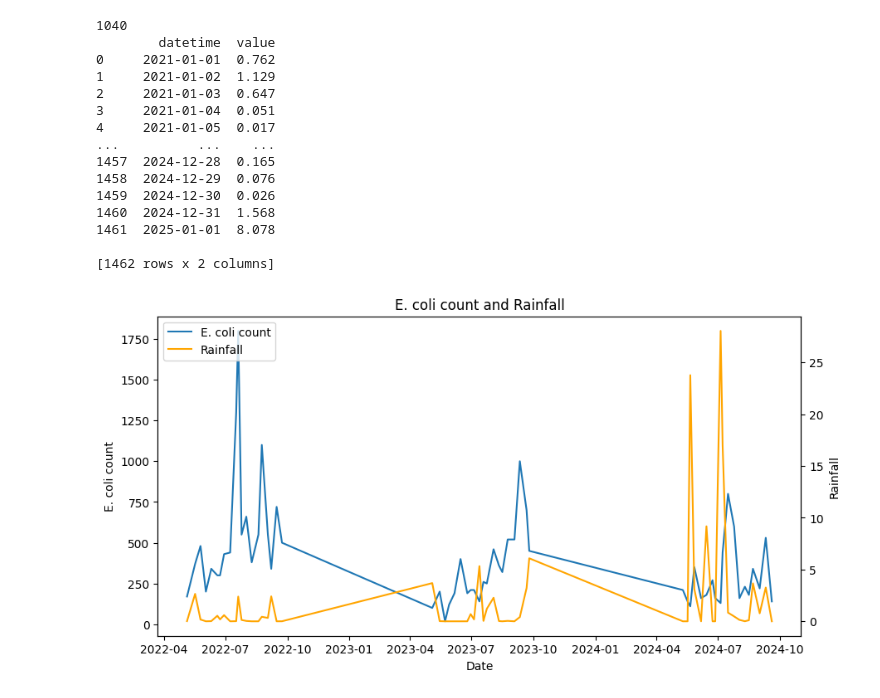
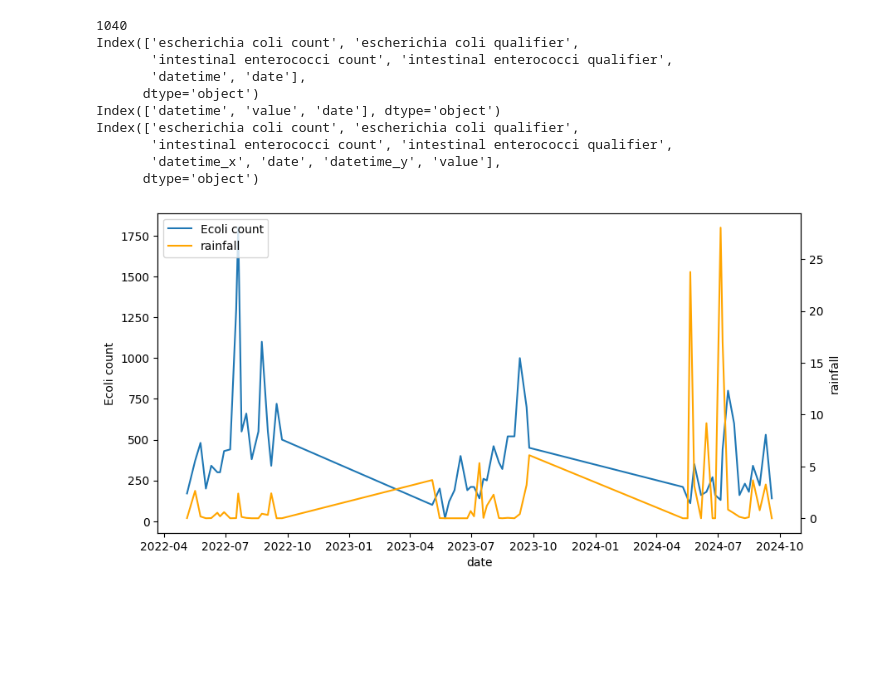
Before and after one commit to jeannielynnmoulton/swimming-safety-prediction, a Jupyter notebook: RainfallInvestigation.ipynb, the cells around one changed output. Saved outputs shown, nothing was run; the diff lists cells and outputs as text; code cells hidden in the pictures; blank space fills up the shorter version.

Commit message:
Added helper functions for resampling, merging, plotting.

```diff
--- a/RainfallInvestigation.ipynb
+++ b/RainfallInvestigation.ipynb
@@ -31,76 +31,55 @@ for idx, rainfall_site in gdf_sites_rainfall.iterrows():
     if distance_in_km < max_distance_km:
             sites_close_to_wolvercote.append(rainfall_site)
 # print(sites_close_to_wolvercote) # gives ids ["39008", "39034", "39140"]
 
 # just to experiment, take the rainfall data from "39008", Thames at Eynsham
 rainfall_timeseries_rainfall_eynsham = app.get_timeseries_for_dataset_and_site_as_pandas("39008", "rainfall")
-print(rainfall_timeseries_rainfall_eynsham)
 
 # helper functions
 def convert_datetime_to_date_with_resampling(df: pd.DataFrame):
-    new_df = df
-    new_df["date"] = pd.to_datetime(new_df["datetime"].transform(lambda datetime: datetime.date()))
+    new_df = df.copy()
+    new_df["date"] = pd.to_datetime(new_df["datetime"]).dt.date
+    new_df["date"] = pd.to_datetime(new_df["date"])
     new_df.set_index('date')
-    new_df = new_df.resample('D').mean().dropna()
     return new_df
 
 def merge_on_date(df1: pd.DataFrame, df2: pd.DataFrame):
-    merged = df1
-    merged.merge(df2, on='date', how='left').dropna()
-    return merged
+    print(df1.columns)
+    print(df2.columns)
+    result = df1.copy()
+    result = result.merge(df2, on='date', how='left').dropna()
+    return result
 
 def plot_values_vs_date(merged: pd.DataFrame, x: str, y1: str, y2: str, xlabel: str, y1label: str, y2label: str):
     fig, ax1 = plt.subplots(figsize=(10,5))
     ax1.plot(merged[x], merged[y1], label=y1label)
     ax1.set_ylabel(y1label)
     ax2 = ax1.twinx()
     ax2.plot(merged[x], merged[y2], color='orange', label=y2label)
     ax2.set_ylabel(y2label)
     plt.title("")
     ax1.set_xlabel(xlabel)
     lines1, labels1 = ax1.get_legend_handles_labels()
     lines2, labels2 = ax2.get_legend_handles_labels()
     plt.legend(lines1 + lines2, labels1 + labels2, loc='upper left')
     plt.show()
 
-
-# first make datetimes just into dates
-wolvercote_ecoli_timeseries["datetime"] = pd.to_datetime(wolvercote_ecoli_timeseries["datetime"].transform(lambda datetime: datetime.date()))
-rainfall_timeseries_rainfall_eynsham['datetime'] = pd.to_datetime(rainfall_timeseries_rainfall_eynsham['datetime'])
-rainfall_timeseries_rainfall_eynsham = rainfall_timeseries_rainfall_eynsham.set_index('datetime')
-rainfall_timeseries_rainfall_eynsham_resammpled = rainfall_timeseries_rainfall_eynsham.resample('D').mean().dropna()
-wolvercote_ecoli_and_eynsham_rainfall = wolvercote_ecoli_timeseries.merge(rainfall_timeseries_rainfall_eynsham_resammpled, on='datetime', how='left').dropna()
-
-fig, ax1 = plt.subplots(figsize=(10,5))
-ax1.plot(wolvercote_ecoli_and_eynsham_rainfall['datetime'], wolvercote_ecoli_and_eynsham_rainfall['escherichia coli count'], label='E. coli count')
-ax1.set_ylabel('E. coli count')
-ax2 = ax1.twinx()
-ax2.plot(wolvercote_ecoli_and_eynsham_rainfall['datetime'], wolvercote_ecoli_and_eynsham_rainfall['value'], color='orange', label='Rainfall')
-ax2.set_ylabel('Rainfall')
-plt.title("E. coli count and Rainfall")
-ax1.set_xlabel("Date")
-lines1, labels1 = ax1.get_legend_handles_labels()
-lines2, labels2 = ax2.get_legend_handles_labels()
-plt.legend(lines1 + lines2, labels1 + labels2, loc='upper left')
-
-plt.show()
+wolvercote_ecoli_resampled = convert_datetime_to_date_with_resampling(wolvercote_ecoli_timeseries)
+rainfall_eynsham_resampled = convert_datetime_to_date_with_resampling(rainfall_timeseries_rainfall_eynsham)
+merged = merge_on_date(wolvercote_ecoli_resampled, rainfall_eynsham_resampled)
+plot_values_vs_date(merged, "date", 'escherichia coli count', "value", "date", "Ecoli count", "rainfall")
 # %% [output]
 1040
-        datetime  value
-0     2021-01-01  0.762
-1     2021-01-02  1.129
-2     2021-01-03  0.647
-3     2021-01-04  0.051
-4     2021-01-05  0.017
-...          ...    ...
-1457  2024-12-28  0.165
-1458  2024-12-29  0.076
-1459  2024-12-30  0.026
-1460  2024-12-31  1.568
-1461  2025-01-01  8.078
-
-[1462 rows x 2 columns]
+Index(['escherichia coli count', 'escherichia coli qualifier',
+       'intestinal enterococci count', 'intestinal enterococci qualifier',
+       'datetime', 'date'],
+      dtype='object')
+Index(['datetime', 'value', 'date'], dtype='object')
+Index(['escherichia coli count', 'escherichia coli qualifier',
+       'intestinal enterococci count', 'intestinal enterococci qualifier',
+       'datetime_x', 'date', 'datetime_y', 'value'],
+      dtype='object')
-[figure, old version]
+[figure, new version]
 # %%
 #extract all site details and convert to GeoDataFrames
 max_distance = 0.075 # e.g., within 0.075 degrees (~8 km)
```
